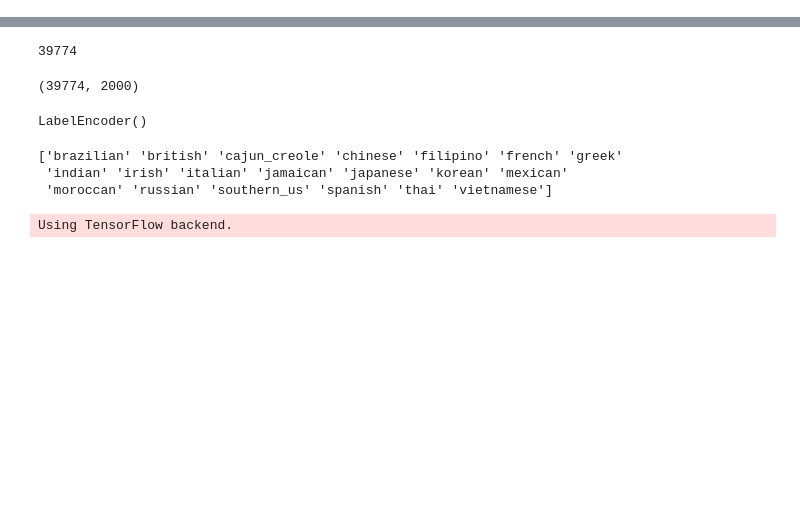
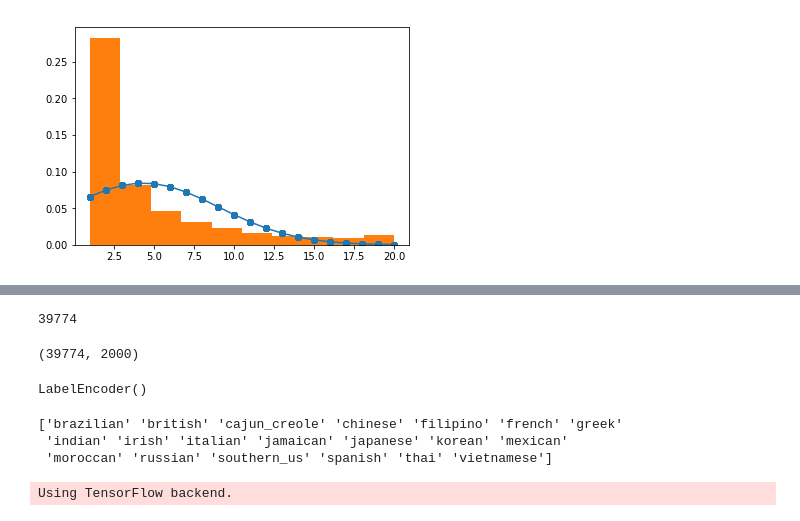
Before and after one commit to KillerPain/Pattern_Recognition_Final_Project, a Jupyter notebook: model.ipynb, the cells around one changed output, grey strips where cells are left out. Drawn from its saved outputs; the diff is of its cells as text; code cells hidden in the pictures; blank space fills up the shorter version.

```diff
--- a/model.ipynb
+++ b/model.ipynb
@@ -6,0 +94,15 @@ from sklearn.feature_extraction.text import CountVectorizer
+# %%
+import scipy.stats as stats
+import pylab as pl
+
+h = sorted(ingredient_frequency)
+
+fit = stats.norm.pdf(h, np.mean(h), np.std(h))
+
+pl.plot(h,fit,'-o')
+
+pl.hist(h,normed=True)
+
+pl.show()
+# %% [output]
+[figure, added]
```
Also changed, not shown: parts of 12 cells of this notebook.
